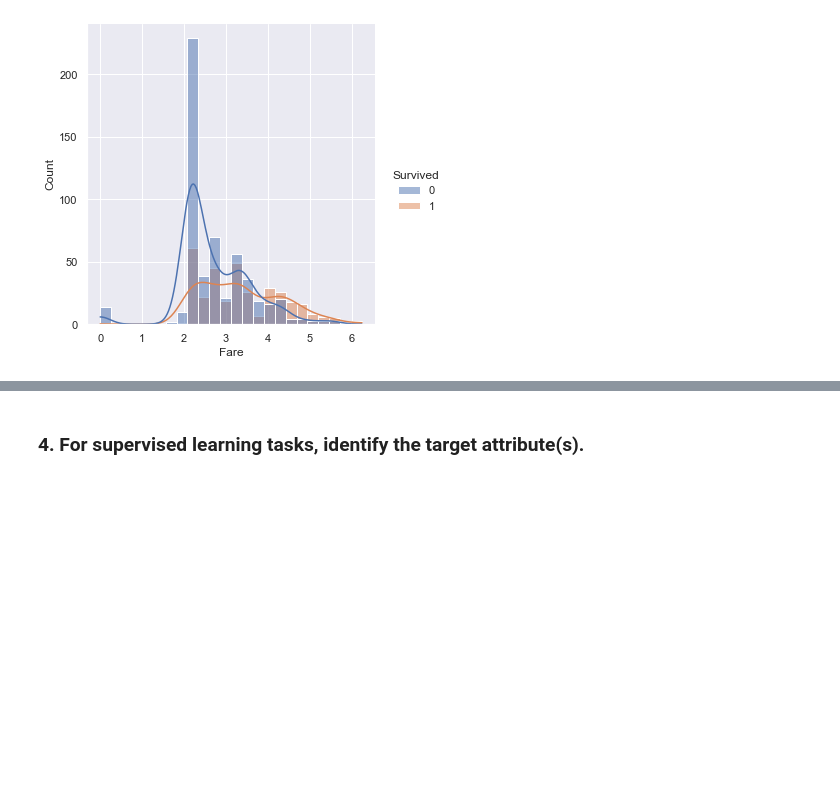
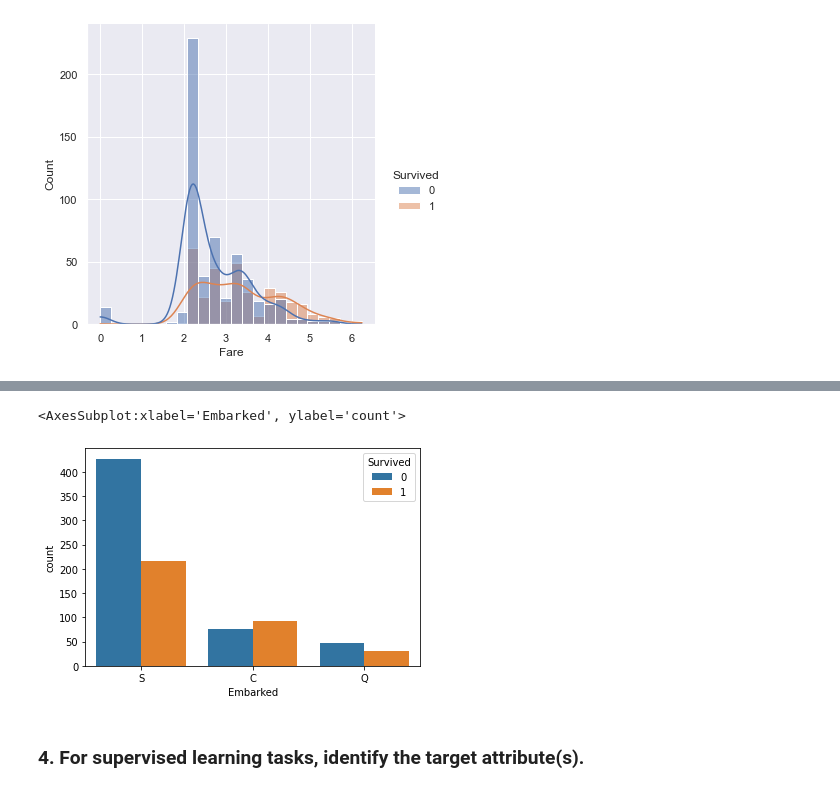
Before and after one commit to andyjakubowski/titanic, a Jupyter notebook: 03-data-exploration.ipynb, the cells around one changed output, grey strips where cells are left out. Saved outputs shown, nothing was run; the diff lists cells and outputs as text; code cells hidden in the pictures; blank space fills up the shorter version.

```diff
--- a/03-data-exploration.ipynb
+++ b/03-data-exploration.ipynb
@@ -1250,2 +1248,7 @@ data_explore.describe()
+# %%
+sns.countplot(x="Embarked", hue="Survived", data=data_explore)
+# %% [output]
+<AxesSubplot:xlabel='Embarked', ylabel='count'>
+[figure, added]
 # %% [markdown]
 ### 4. For supervised learning tasks, identify the target attribute(s).
```
Also changed, not shown: parts of 89 cells of this notebook.
